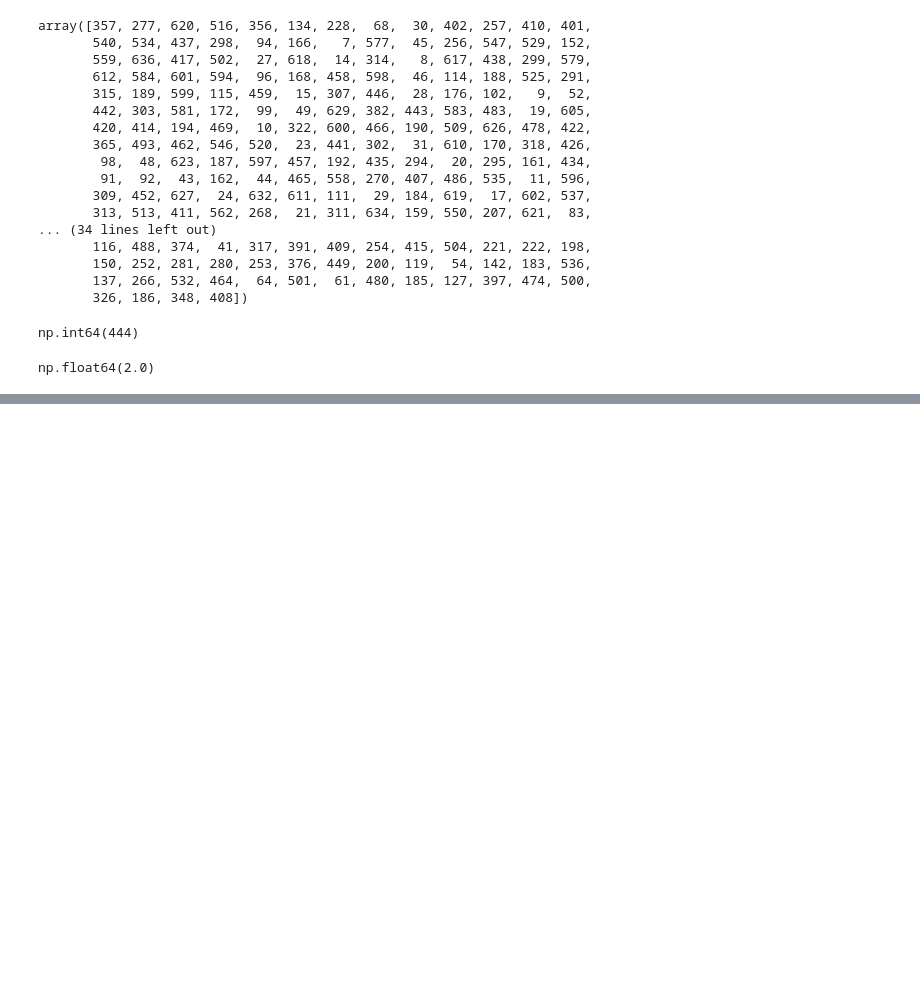
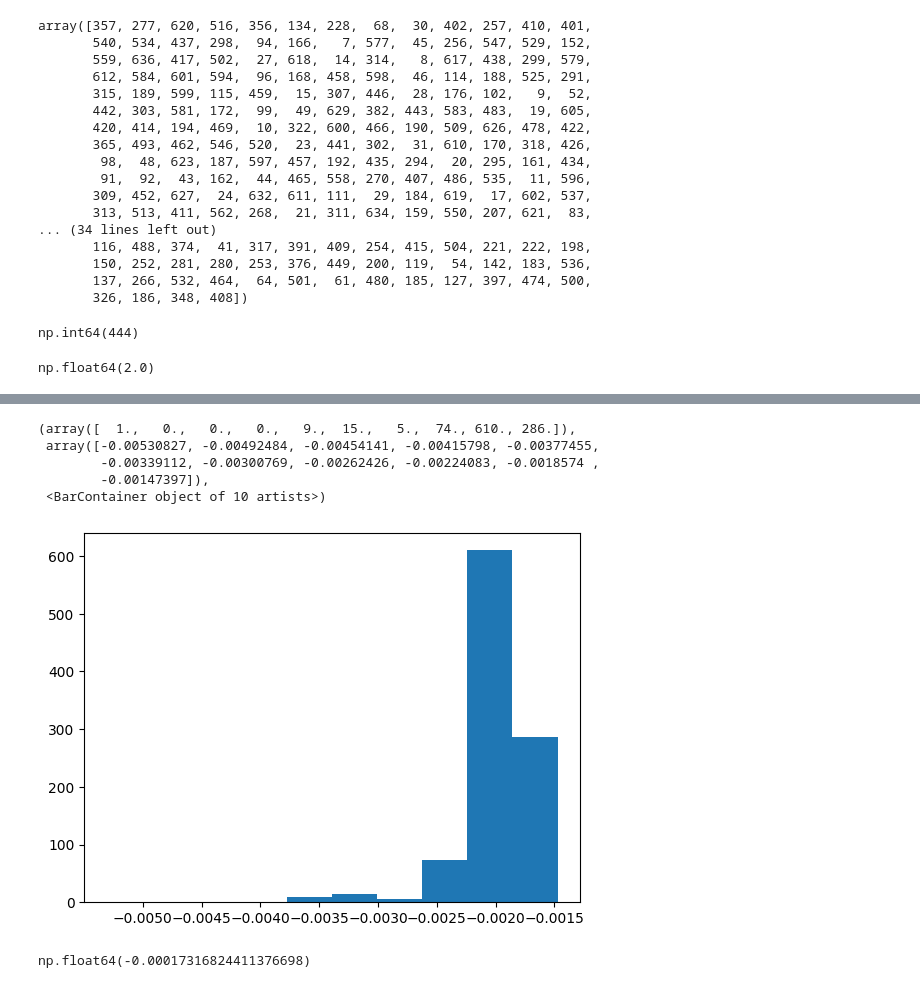
Before and after one commit to emiliocantuc/wolverine-events, a Jupyter notebook: scripts/idea.ipynb, the cells around one changed output, grey strips where cells are left out. Drawn from its saved outputs; the diff is of its cells as text; code cells hidden in the pictures; blank space fills up the shorter version.

```diff
--- a/scripts/idea.ipynb
+++ b/scripts/idea.ipynb
@@ -97,3 +97,13 @@ np.float64(2.0)
 # %%
 # user rated the event 0 as 2:
 user_ratings += 2 * weights[0]
+# %%
+import sqlite3
+import matplotlib.pyplot as plt
+def get_user_ratings(db: sqlite3.Connection, user_id: int) -> np.ndarray:
+    query = "SELECT ratings FROM user_ratings WHERE user_id = ?"
+    row = db.execute(query, (user_id,)).fetchone()
+    if row is None: raise ValueError(f"No ratings found for user_id: {user_id}")
+    return np.frombuffer(row[0])
+
+db = sqlite3.connect('../data/main.db')
@@ -99,0 +144,14 @@ user_ratings += 2 * weights[0]
+# %%
+ratings = get_user_ratings(db, 8)
+plt.hist(ratings)
+# %% [output]
+(array([  1.,   0.,   0.,   0.,   9.,  15.,   5.,  74., 610., 286.]),
+ array([-0.00530827, -0.00492484, -0.00454141, -0.00415798, -0.00377455,
+        -0.00339112, -0.00300769, -0.00262426, -0.00224083, -0.0018574 ,
+        -0.00147397]),
+ <BarContainer object of 10 artists>)
+[figure, added]
+# %%
+ratings.max()
+# %% [output]
+np.float64(-0.00017316824411376698)
```
Also changed, not shown: parts of 8 cells of this notebook, 5 other files.
